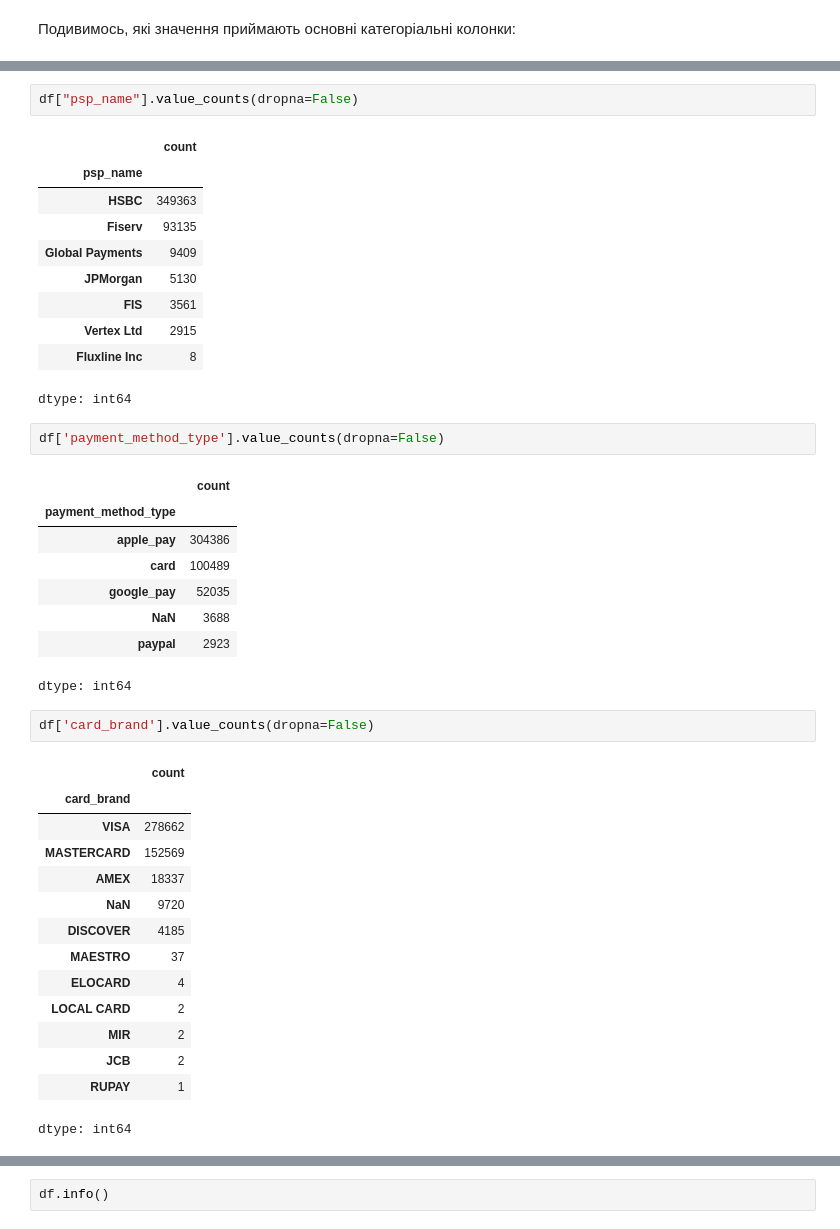
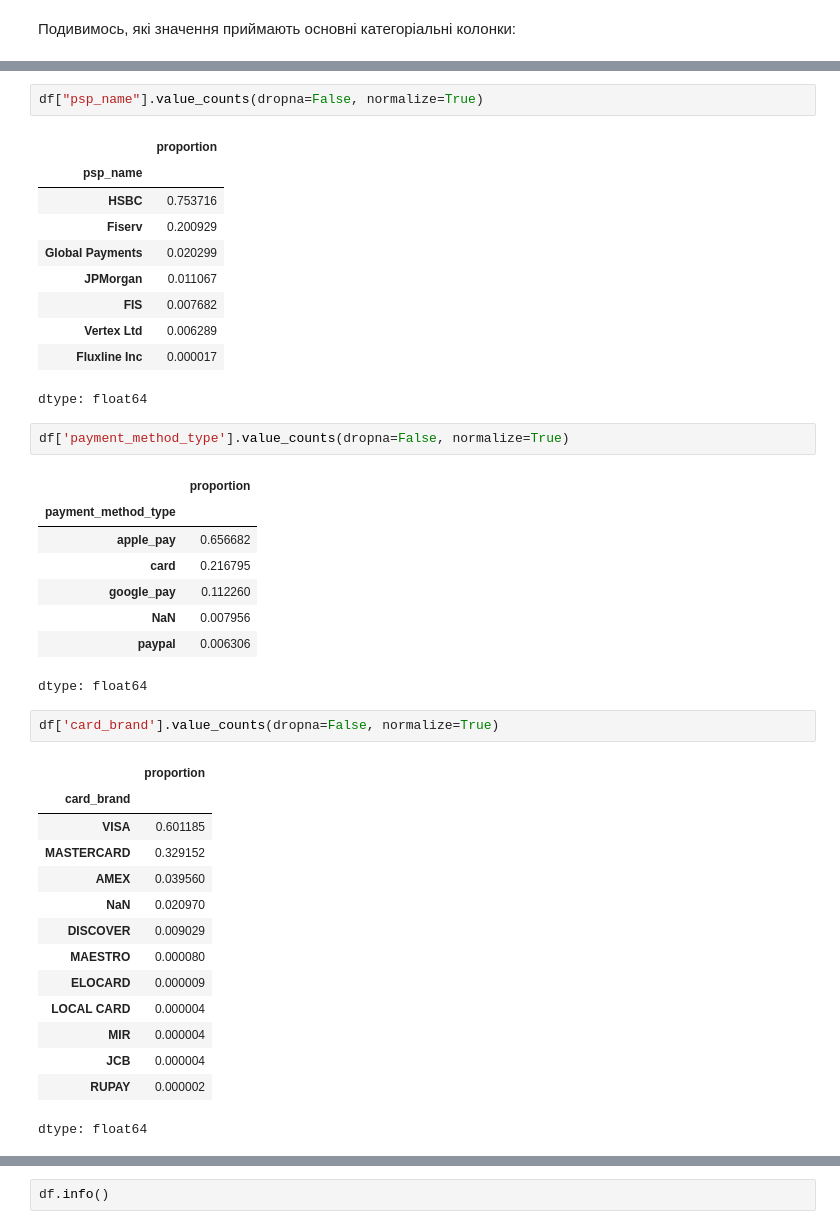
Before and after one commit to bukovskiy7777/Data-Analysis, a Jupyter notebook: Test_task.ipynb, the cells around one changed output, grey strips where cells are left out. Cells and saved outputs as stored; diff of their text form.

```diff
--- a/Test_task.ipynb
+++ b/Test_task.ipynb
@@ -133,42 +146,42 @@ dtype: int64
 # %%
-df["psp_name"].value_counts(dropna=False)
+df["psp_name"].value_counts(dropna=False, normalize=True)
 # %% [output]
-|  | count |
+|  | proportion |
 | psp_name |  |
-| HSBC | 349363 |
-| Fiserv | 93135 |
-| Global Payments | 9409 |
-| JPMorgan | 5130 |
-| FIS | 3561 |
-| Vertex Ltd | 2915 |
-| Fluxline Inc | 8 |
+| HSBC | 0.753716 |
+| Fiserv | 0.200929 |
+| Global Payments | 0.020299 |
+| JPMorgan | 0.011067 |
+| FIS | 0.007682 |
+| Vertex Ltd | 0.006289 |
+| Fluxline Inc | 0.000017 |
-dtype: int64
+dtype: float64
 # %%
-df['payment_method_type'].value_counts(dropna=False)
+df['payment_method_type'].value_counts(dropna=False, normalize=True)
 # %% [output]
-|  | count |
+|  | proportion |
 | payment_method_type |  |
-| apple_pay | 304386 |
-| card | 100489 |
-| google_pay | 52035 |
-| NaN | 3688 |
-| paypal | 2923 |
+| apple_pay | 0.656682 |
+| card | 0.216795 |
+| google_pay | 0.112260 |
+| NaN | 0.007956 |
+| paypal | 0.006306 |
-dtype: int64
+dtype: float64
 # %%
-df['card_brand'].value_counts(dropna=False)
+df['card_brand'].value_counts(dropna=False, normalize=True)
 # %% [output]
-|  | count |
+|  | proportion |
 | card_brand |  |
-| VISA | 278662 |
-| MASTERCARD | 152569 |
-| AMEX | 18337 |
-| NaN | 9720 |
-| DISCOVER | 4185 |
-| MAESTRO | 37 |
-| ELOCARD | 4 |
-| LOCAL CARD | 2 |
-| MIR | 2 |
-| JCB | 2 |
-| RUPAY | 1 |
+| VISA | 0.601185 |
+| MASTERCARD | 0.329152 |
+| AMEX | 0.039560 |
+| NaN | 0.020970 |
+| DISCOVER | 0.009029 |
+| MAESTRO | 0.000080 |
+| ELOCARD | 0.000009 |
+| LOCAL CARD | 0.000004 |
+| MIR | 0.000004 |
+| JCB | 0.000004 |
+| RUPAY | 0.000002 |
-dtype: int64
+dtype: float64
 # %%
```
Also changed, not shown: parts of 16 cells of this notebook.
